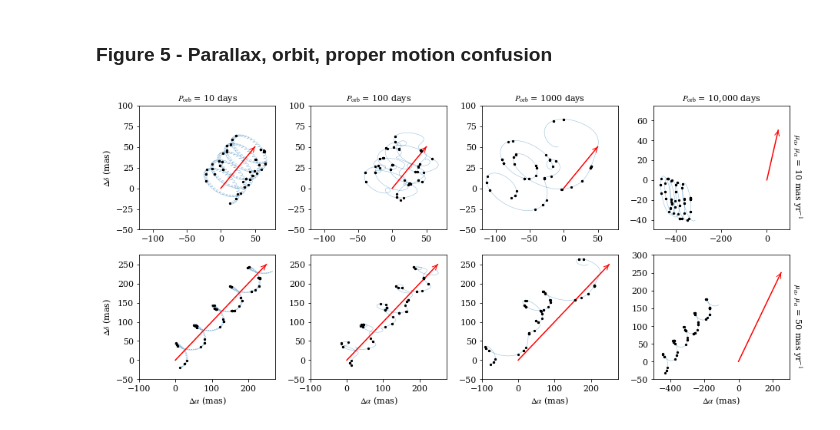
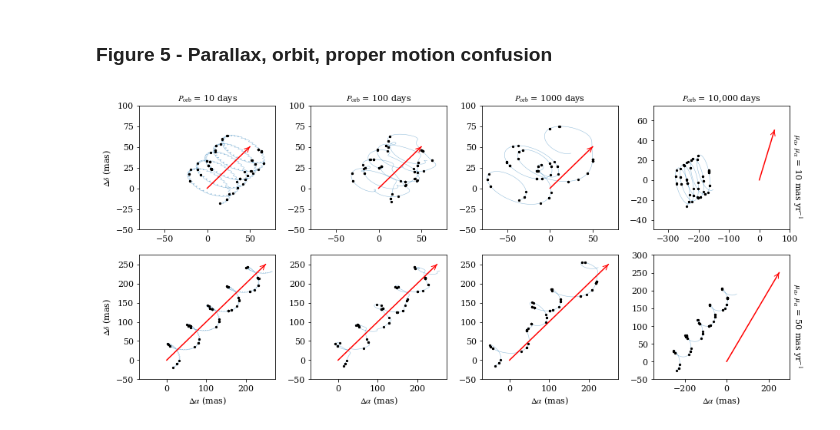
Before and after one commit to astroJeff/gaia_BH, a Jupyter notebook: notebooks/Figures.ipynb, the cells around one changed output. Drawn from its saved outputs; the diff is of its cells as text; code cells hidden in the pictures.

Commit message:
Updated Figure 5

```diff
--- a/notebooks/Figures.ipynb
+++ b/notebooks/Figures.ipynb
@@ -758,7 +758,7 @@ e = 0.9
 P = 100.0 * c.secday
 gamma = 0.0
 M1 = 3.0 * c.Msun
-M2 = 3.0 * c.Msun
+M2 = 1.4 * c.Msun
 distance = 1.0e3 / parallax
 
 for i, P in enumerate([10.0*c.secday, 100.0*c.secday, 1000.0*c.secday, 10000.0*c.secday]):
@@ -857,35 +857,35 @@ ax[0,3].set_title(r'$P_{\rm orb}$ = 10,000 days', color='k')
 ax[0,3].text(1.01, 0.7, r'$\mu_{\alpha}$, $\mu_{\alpha}$ = 10 mas yr$^{-1}$',
              color='k', rotation=270, transform=ax[0,3].transAxes, fontsize=11)
 ax[1,3].text(1.01, 0.7, r'$\mu_{\alpha}$, $\mu_{\alpha}$ = 50 mas yr$^{-1}$',
              color='k', rotation=270, transform=ax[1,3].transAxes, fontsize=11)
 
 
 for i in range(3):
-    ax[0,i].set_xlim(-120, 80)
+    ax[0,i].set_xlim(-80, 80)
     ax[0,i].set_ylim(-50, 100)
 
-    ax[1,i].set_xlim(-100, 275)
+    ax[1,i].set_xlim(-70, 275)
     ax[1,i].set_ylim(-50, 275)
 
 
-ax[0,3].set_xlim(-500, 100)
+ax[0,3].set_xlim(-350, 100)
 ax[0,3].set_ylim(-50, 75)
 
 
-ax[1,3].set_xlim(-500, 300)
+ax[1,3].set_xlim(-350, 300)
 ax[1,3].set_ylim(-50, 300)
 
 
 
 
 for i in range(2):
     for j in range(4):
         if i == 1: ax[i,j].set_xlabel(r'$\Delta \alpha$ (mas)')
         if j == 0: ax[i,j].set_ylabel(r'$\Delta \delta$ (mas)')
 
 
 plt.tight_layout()
 # plt.savefig("../figures/parallax_orbital_size.pdf")
 plt.show()
 # %% [output]
-[figure, old version]
+[figure, new version]
```
